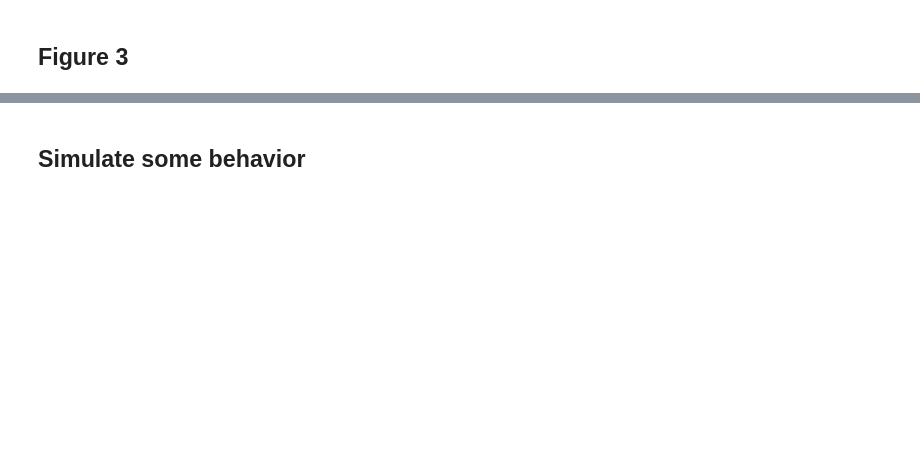
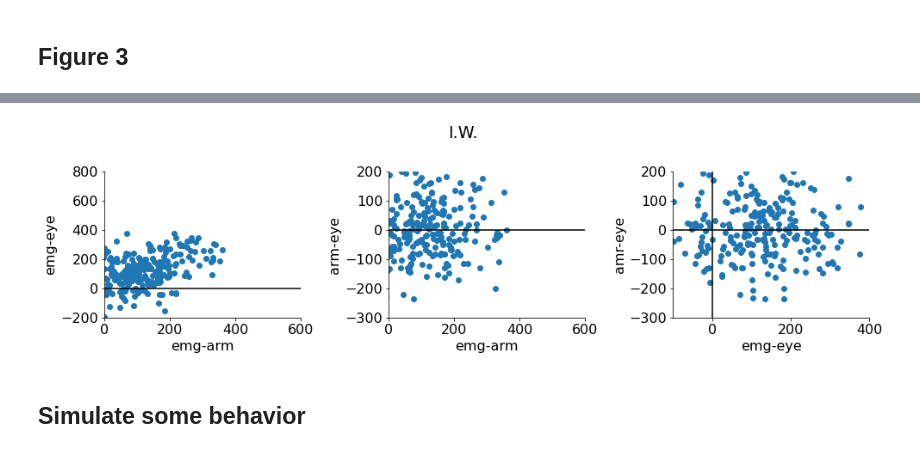
Before and after one commit to tulimid1/Recreate-Papers, a Jupyter notebook: Vercher_etal_97/vercher97Simulations.ipynb, the cells around one changed output, grey strips where cells are left out. Saved outputs shown, nothing was run; the diff lists cells and outputs as text; code cells hidden in the pictures; blank space fills up the shorter version.

```diff
--- a/Vercher_etal_97/vercher97Simulations.ipynb
+++ b/Vercher_etal_97/vercher97Simulations.ipynb
@@ -341,3 +352,8 @@ IW.visCorrelations()
+# %%
+fig = IW.visCorrelations()
+best_save(fig, 'deaffCorr')
+# %% [output]
+[figure, added]
 # %% [markdown]
 ## Simulate some behavior
 # %%
```
Also changed, not shown: parts of 12 cells of this notebook, 8 other files.
